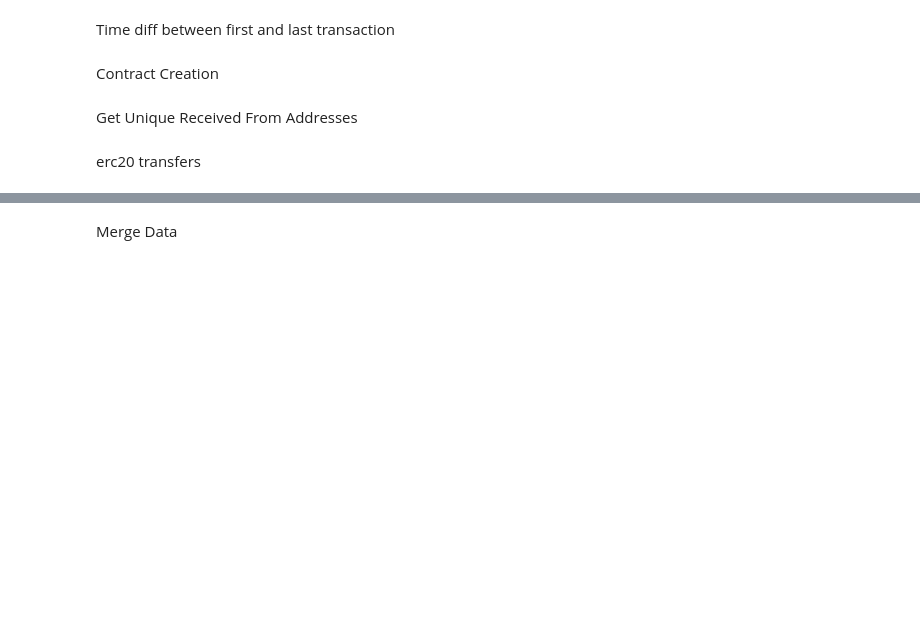
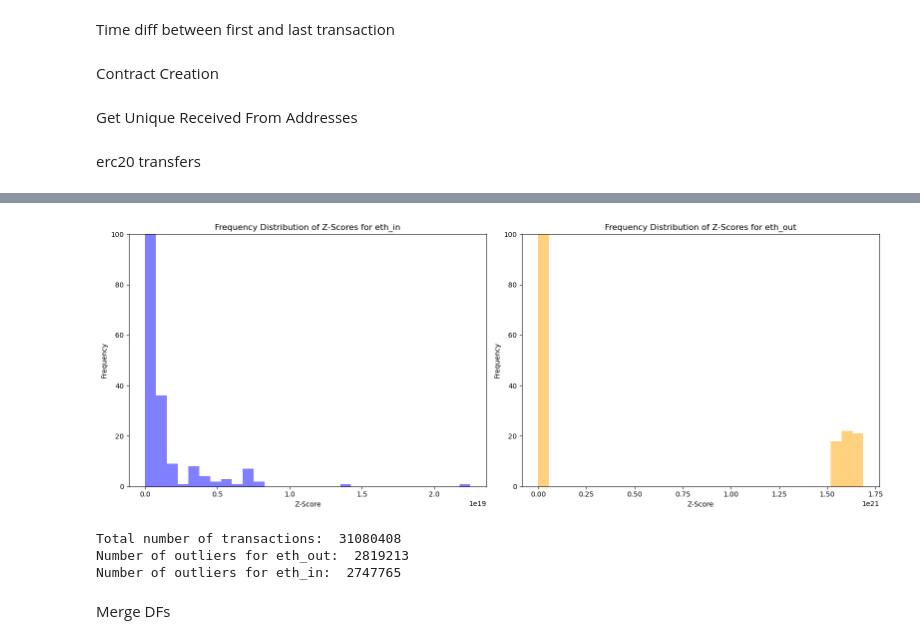
Before and after one commit to nat-rng/7CCSMPRJ, a Jupyter notebook: data_processing.ipynb, the cells around one changed output, grey strips where cells are left out. Cells and saved outputs as stored; diff of their text form; code cells hidden in the pictures; blank space fills up the shorter version.

```diff
--- a/data_processing.ipynb
+++ b/data_processing.ipynb
@@ -123,0 +534,29 @@ num_unique_erc20tokens_out = num_unique_erc20tokens_out.withColumnRenamed("from_
+# %%
+zscores_df = spark.read.parquet("data/parquet_files/transfer_df_train.parquet")
+zscores_df = zscores_df.fillna({"zscore_eth_in": 0, "zscore_eth_out": 0})
+# Convert the DataFrame columns to lists
+zscore_eth_in_list = zscores_df.select("zscore_eth_in").rdd.flatMap(lambda x: x).collect()
+zscore_eth_out_list = zscores_df.select("zscore_eth_out").rdd.flatMap(lambda x: x).collect()
+# %%
+# Create a figure with 2 subplots side by side
+fig, axs = plt.subplots(1, 2, figsize=(16, 6))
+
+# Plot the histogram for zscore_eth_in in the first subplot
+axs[0].hist(zscore_eth_in_list, bins=30, alpha=0.5, color='blue')
+axs[0].set_xlabel('Z-Score')
+axs[0].set_ylabel('Frequency')
+axs[0].set_title('Frequency Distribution of Z-Scores for eth_in')
+axs[0].set_ylim([0, 100])
+
+# Plot the histogram for zscore_eth_out in the second subplot
+axs[1].hist(zscore_eth_out_list, bins=30, alpha=0.5, color='orange')
+axs[1].set_xlabel('Z-Score')
+axs[1].set_ylabel('Frequency')
+axs[1].set_title('Frequency Distribution of Z-Scores for eth_out')
+axs[1].set_ylim([0, 100])
+
+# Display the plots
+plt.tight_layout()
+plt.show()
+# %% [output]
+[figure, added]
@@ -124,2 +567,10 @@ num_unique_erc20tokens_out = num_unique_erc20tokens_out.withColumnRenamed("from_
+# %%
+print("Total number of transactions: ", len(zscore_eth_out_list))
+print("Number of outliers for eth_out: ", len(outliers_out))
+print("Number of outliers for eth_in: ", len(outliers_in))
+# %% [output]
+Total number of transactions:  31080408
+Number of outliers for eth_out:  2819213
+Number of outliers for eth_in:  2747765
 # %% [markdown]
-Merge Data
+Merge DFs
```
Also changed, not shown: parts of 49 cells of this notebook, 13 other files.
